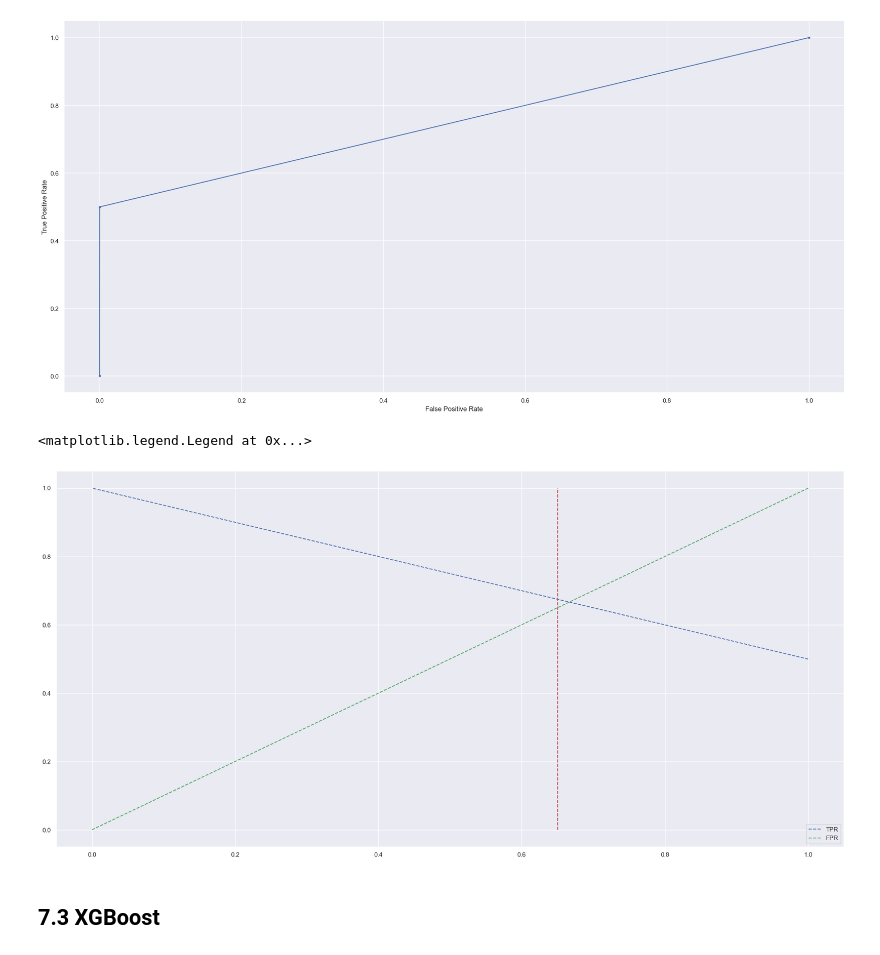
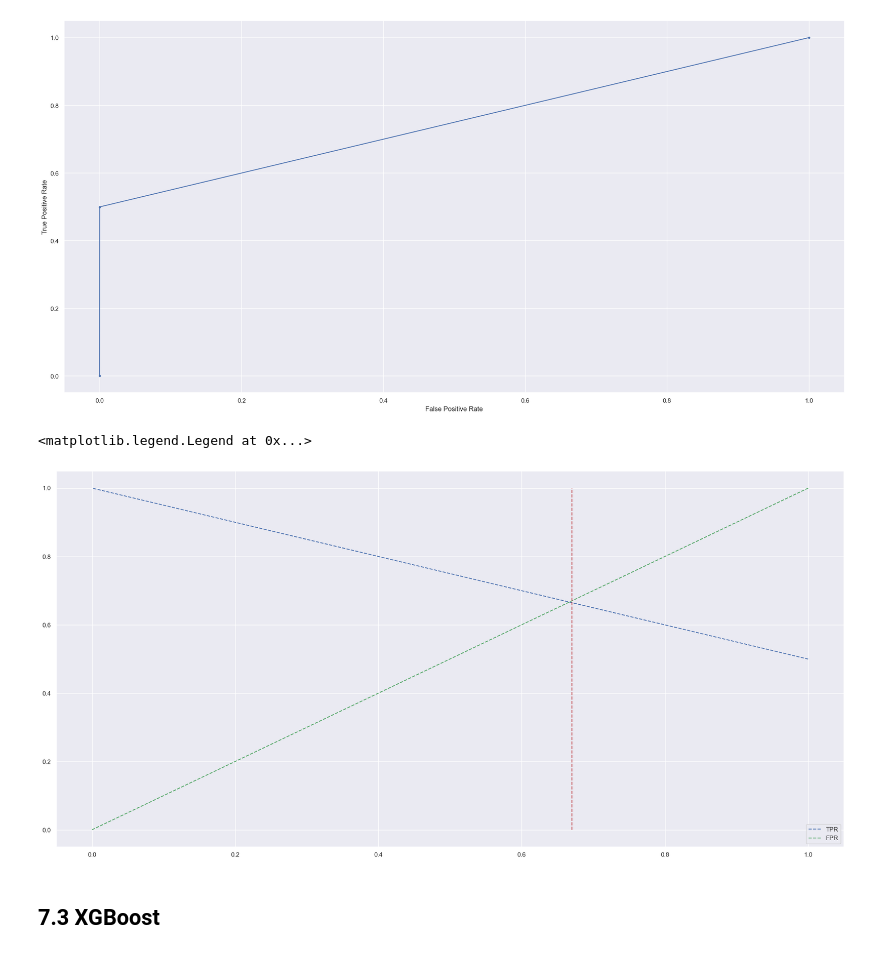
Before and after one commit to IanAndMendesDS/ds_fraud, a Jupyter notebook: notebooks/c3_ds_fraud.ipynb, the cells around one changed output. Cells and saved outputs as stored; diff of their text form; code cells hidden in the pictures.

```diff
--- a/notebooks/c3_ds_fraud.ipynb
+++ b/notebooks/c3_ds_fraud.ipynb
@@ -655,8 +680,8 @@ Text(0, 0.5, 'True Positive Rate')
 # %%
 plt.plot (threshold, tpr, 'b--', label='TPR')
 plt.plot (threshold, 1-fpr, 'g--', label='FPR')
-plt.vlines( 0.65, 0, 1, color='r', linestyles='--')
+plt.vlines( 0.67, 0, 1, color='r', linestyles='--')
 plt.legend()
 # %% [output]
 <matplotlib.legend.Legend at 0x...>
-[figure, old version]
+[figure, new version]
```
Also changed, not shown: parts of 34 cells of this notebook, 5 other files.
